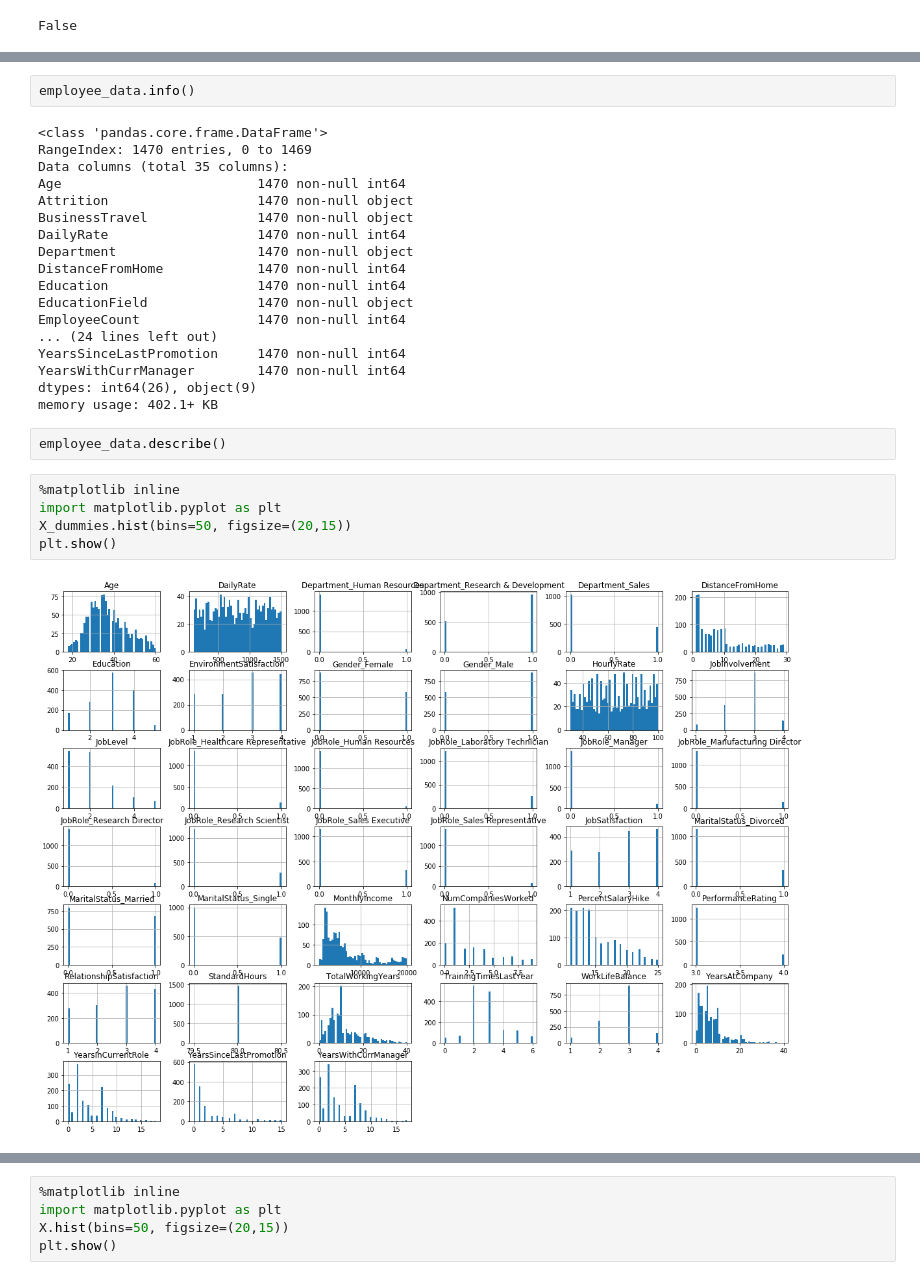
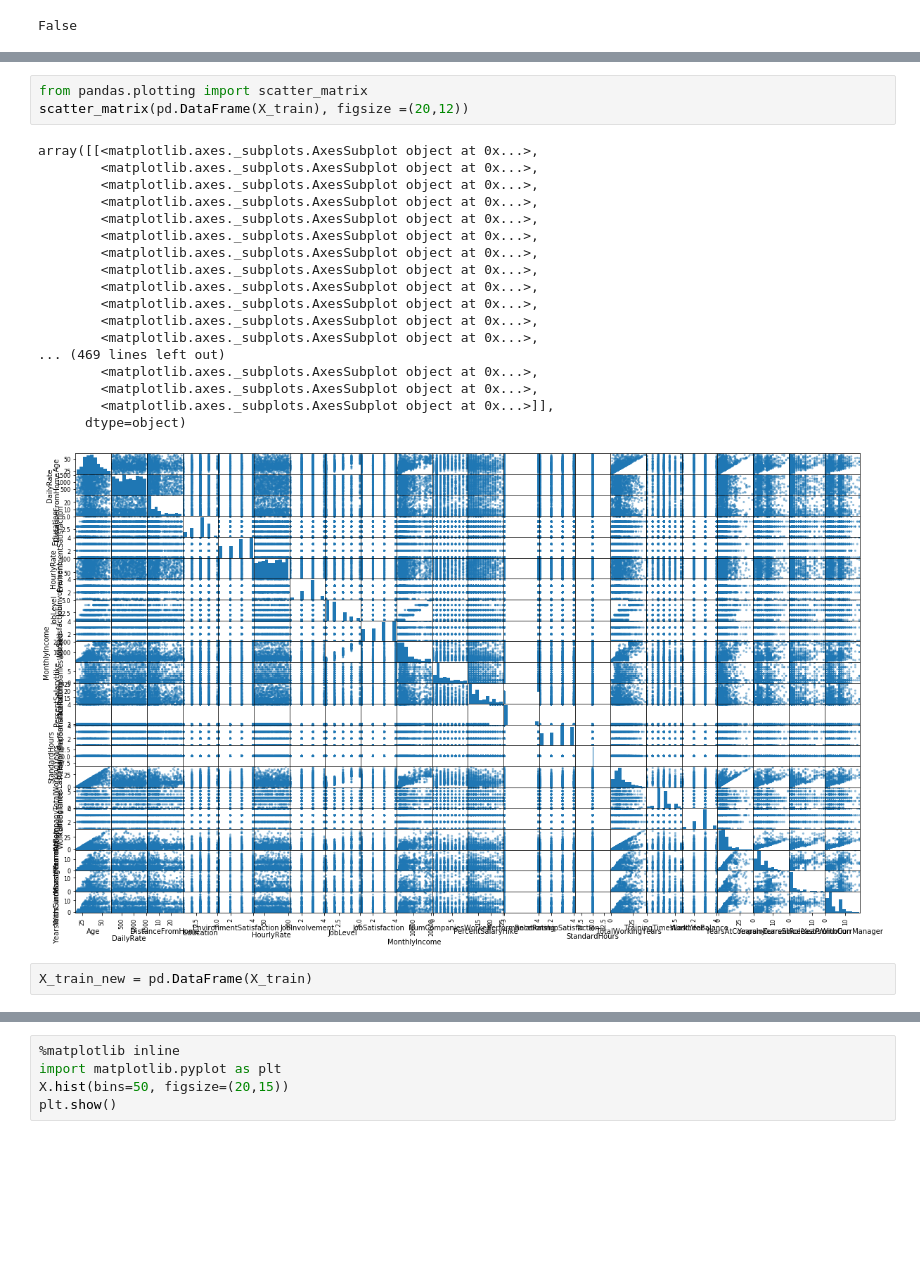
Before and after one commit to sarahmkahl/Python-Class, a Jupyter notebook: Kahl_Project_1.ipynb, the cells around one changed output, grey strips where cells are left out. Cells and saved outputs as stored; diff of their text form; blank space fills up the shorter version.

```diff
--- a/Kahl_Project_1.ipynb
+++ b/Kahl_Project_1.ipynb
@@ -202,29 +408,24 @@ X_dummies.describe()
-# %%
-employee_data.info()
-# %% [output]
-<class 'pandas.core.frame.DataFrame'>
-RangeIndex: 1470 entries, 0 to 1469
-Data columns (total 35 columns):
-Age                         1470 non-null int64
-Attrition                   1470 non-null object
-BusinessTravel              1470 non-null object
-DailyRate                   1470 non-null int64
-Department                  1470 non-null object
-DistanceFromHome            1470 non-null int64
-Education                   1470 non-null int64
-EducationField              1470 non-null object
-EmployeeCount               1470 non-null int64
-... (24 lines left out)
-YearsSinceLastPromotion     1470 non-null int64
-YearsWithCurrManager        1470 non-null int64
-dtypes: int64(26), object(9)
-memory usage: 402.1+ KB
-# %%
-employee_data.describe()
-# %%
-%matplotlib inline
-import matplotlib.pyplot as plt
-X_dummies.hist(bins=50, figsize=(20,15))
-plt.show()
-# %% [output]
-[figure, removed]
+# %%
+from pandas.plotting import scatter_matrix
+scatter_matrix(pd.DataFrame(X_train), figsize =(20,12))
+# %% [output]
+array([[<matplotlib.axes._subplots.AxesSubplot object at 0x...>,
+        <matplotlib.axes._subplots.AxesSubplot object at 0x...>,
+        <matplotlib.axes._subplots.AxesSubplot object at 0x...>,
+        <matplotlib.axes._subplots.AxesSubplot object at 0x...>,
+        <matplotlib.axes._subplots.AxesSubplot object at 0x...>,
+        <matplotlib.axes._subplots.AxesSubplot object at 0x...>,
+        <matplotlib.axes._subplots.AxesSubplot object at 0x...>,
+        <matplotlib.axes._subplots.AxesSubplot object at 0x...>,
+        <matplotlib.axes._subplots.AxesSubplot object at 0x...>,
+        <matplotlib.axes._subplots.AxesSubplot object at 0x...>,
+        <matplotlib.axes._subplots.AxesSubplot object at 0x...>,
+        <matplotlib.axes._subplots.AxesSubplot object at 0x...>,
+... (469 lines left out)
+        <matplotlib.axes._subplots.AxesSubplot object at 0x...>,
+        <matplotlib.axes._subplots.AxesSubplot object at 0x...>,
+        <matplotlib.axes._subplots.AxesSubplot object at 0x...>]],
+      dtype=object)
+[figure, added]
+# %%
+X_train_new = pd.DataFrame(X_train)
```
Also changed, not shown: parts of 50 cells of this notebook.
